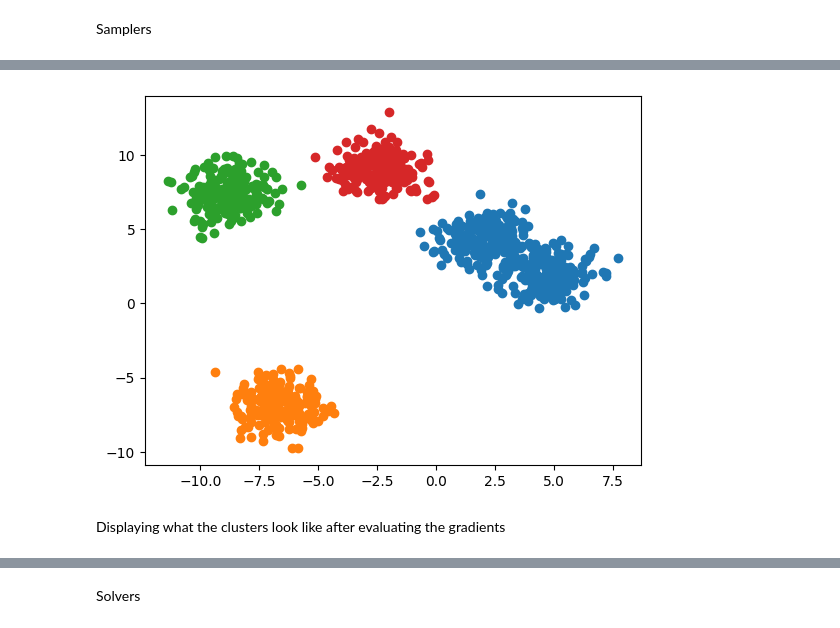
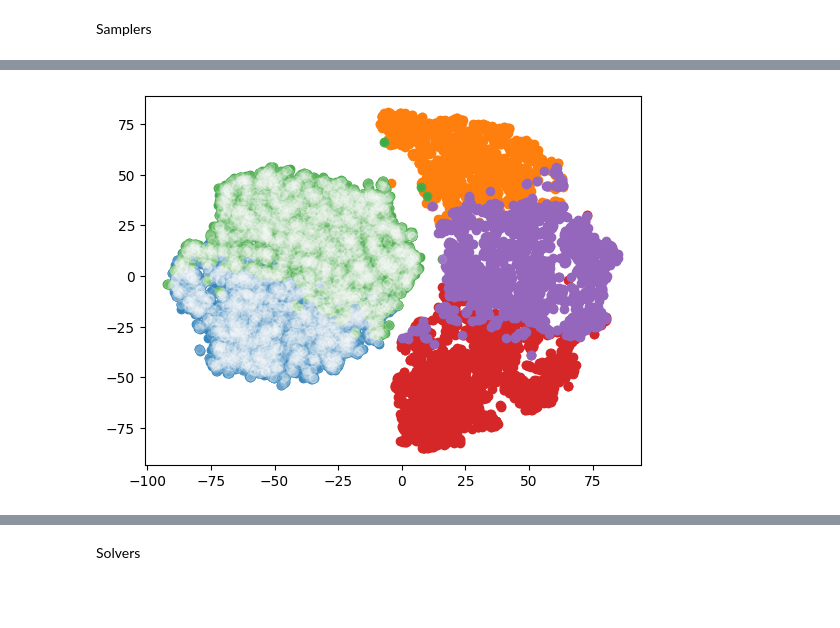
Before and after one commit to yy214/cluster-for-opt, a Jupyter notebook: clustering_for_opt.ipynb, the cells around one changed output, grey strips where cells are left out. Saved outputs shown, nothing was run; the diff lists cells and outputs as text; code cells hidden in the pictures; blank space fills up the shorter version.

```diff
--- a/clustering_for_opt.ipynb
+++ b/clustering_for_opt.ipynb
@@ -53 +110,16 @@ clustered_data = torch.from_numpy(clustered_data.astype(np.float32))
 labels = torch.zeros(DATASET_SIZE)
+# %%
+clustered_data, labels = mnist_01_train.tensors
+# %%
+labeled_data = process_2_labels(mnist_01_train)
+# %%
+# probably utils function
+from utils import dimension_reduction
+
+compressed_data = dimension_reduction(clustered_data, alg="tsne")
+# %%
+compressed_labeled = dimension_reduction(labeled_data, alg="pca")
+mask_0 = (labels == 0)
+mask_1 = (labels == 1)
+plt.scatter(compressed_labeled[mask_0,0], compressed_labeled[mask_0,1])
+plt.scatter(compressed_labeled[mask_1,0], compressed_labeled[mask_1,1])
@@ -54,10 +129,9 @@ labels = torch.zeros(DATASET_SIZE)
 # %%
-sampler = ClusterSampler(clustered_data, 64)
-for i in range(sampler.cluster_count):
-    selected = clustered_data[sampler.clusters[i]]
+cluster_sampler = ClusterSampler(labeled_data, 64)
+for i in range(cluster_sampler.cluster_count):
+    selected = compressed_data[cluster_sampler.clusters[i]]
     plt.scatter(selected[:,0], selected[:,1])
+plt.scatter(compressed_data[mask_0,0], compressed_data[mask_0,1], color="white", alpha=0.1)
 plt.show()
 # %% [output]
-[figure, old version]
+[figure, new version]
-# %% [markdown]
-Displaying what the clusters look like after evaluating the gradients
```
Also changed, not shown: parts of 50 cells of this notebook, 6 other files.
